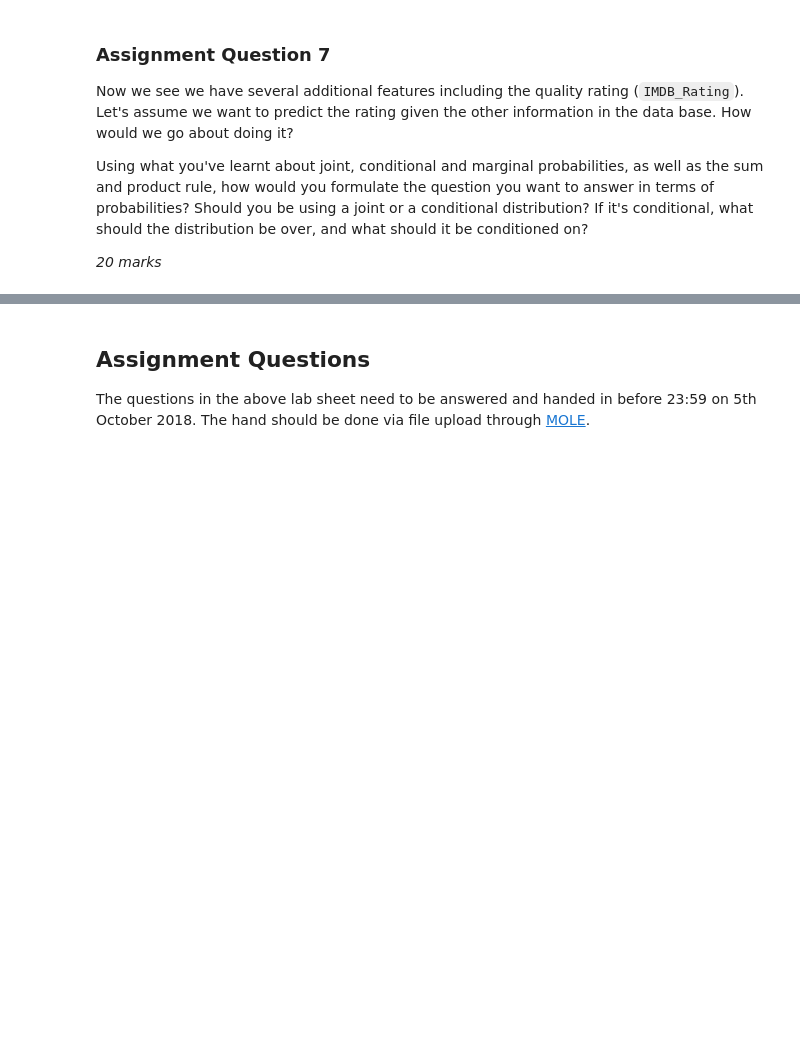
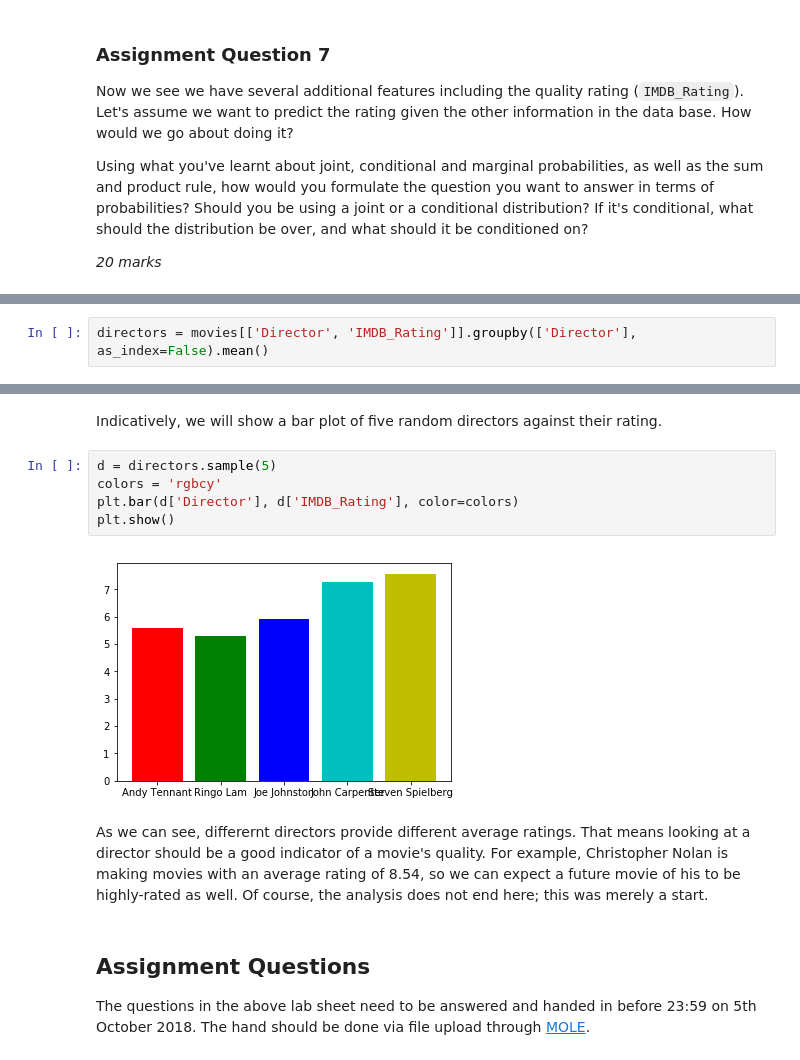
Before and after one commit to TUOS-COM-4509-6509-2018-19/assignment-1-MrDupin, a Jupyter notebook: test.ipynb, the cells around one changed output, grey strips where cells are left out. Cells and saved outputs as stored; diff of their text form; blank space fills up the shorter version.

```diff
--- a/test.ipynb
+++ b/test.ipynb
@@ -534,0 +573,2 @@ If, finally, we had used the joint probability of `P(R == 7.9, F_1, ..., F_n)`,
+# %%
+directors = movies[['Director', 'IMDB_Rating']].groupby(['Director'], as_index=False).mean()
@@ -535,3 +606,14 @@ If, finally, we had used the joint probability of `P(R == 7.9, F_1, ..., F_n)`,
+# %% [markdown]
+Indicatively, we will show a bar plot of five random directors against their rating.
+# %%
+d = directors.sample(5)
+colors = 'rgbcy'
+plt.bar(d['Director'], d['IMDB_Rating'], color=colors)
+plt.show()
+# %% [output]
+[figure, added]
+# %% [markdown]
+As we can see, differernt directors provide different average ratings. That means looking at a director should be a good indicator of a movie's quality. For example, Christopher Nolan is making movies with an average rating of 8.54, so we can expect a future movie of his to be highly-rated as well. Of course, the analysis does not end here; this was merely a start.
 # %% [markdown]
 ## Assignment Questions
 
```
Also changed, not shown: parts of 19 cells of this notebook.
